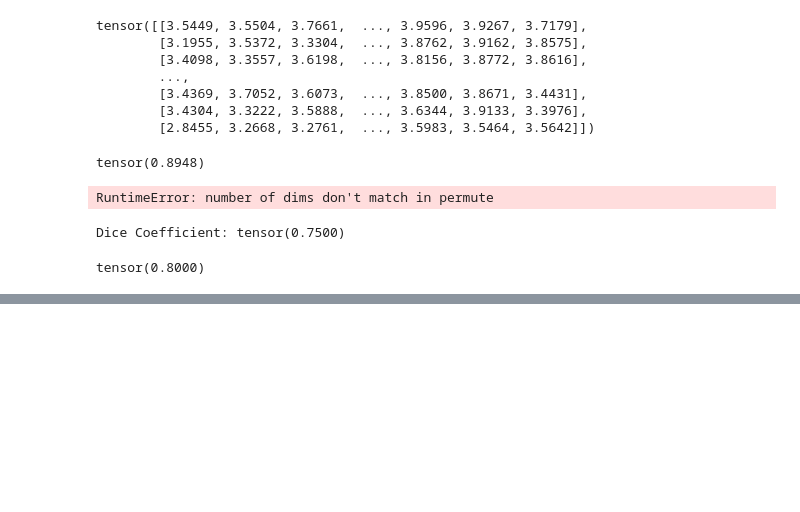
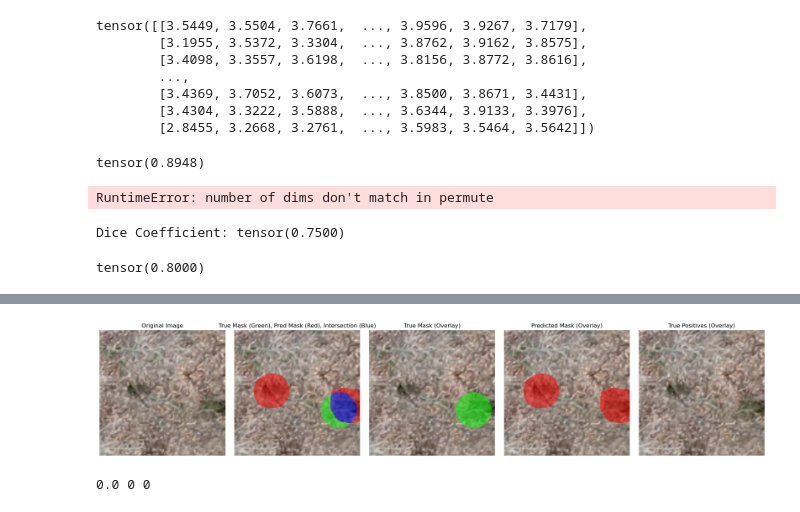
Before and after one commit to Aerial-Image-Categorization/CanopyMapping, a Jupyter notebook: src/metrics.ipynb, the cells around one changed output, grey strips where cells are left out. Drawn from its saved outputs; the diff is of its cells as text; code cells hidden in the pictures; blank space fills up the shorter version.

```diff
--- a/src/metrics.ipynb
+++ b/src/metrics.ipynb
@@ -1081,0 +1146,19 @@ tensor(0.8000)
+# %%
+precision, recall, f1, tp_mask, fp_mask, fn_mask = calculate_objectwise_metrics(
+    true_tensor.squeeze(0).numpy(),
+    pred_tensor.squeeze(0).numpy()
+)
+precision, recall, f1
+
+plot_masks3(
+    np.array(full_img),
+    true_tensor.squeeze(0).numpy(),
+    pred_tensor.squeeze(0).numpy(),
+    tp_mask,
+    fp_mask,
+    fn_mask
+)
+print(precision, recall, f1)
+# %% [output]
+[figure, added]
+0.0 0 0
```
Also changed, not shown: parts of 5 cells of this notebook.
